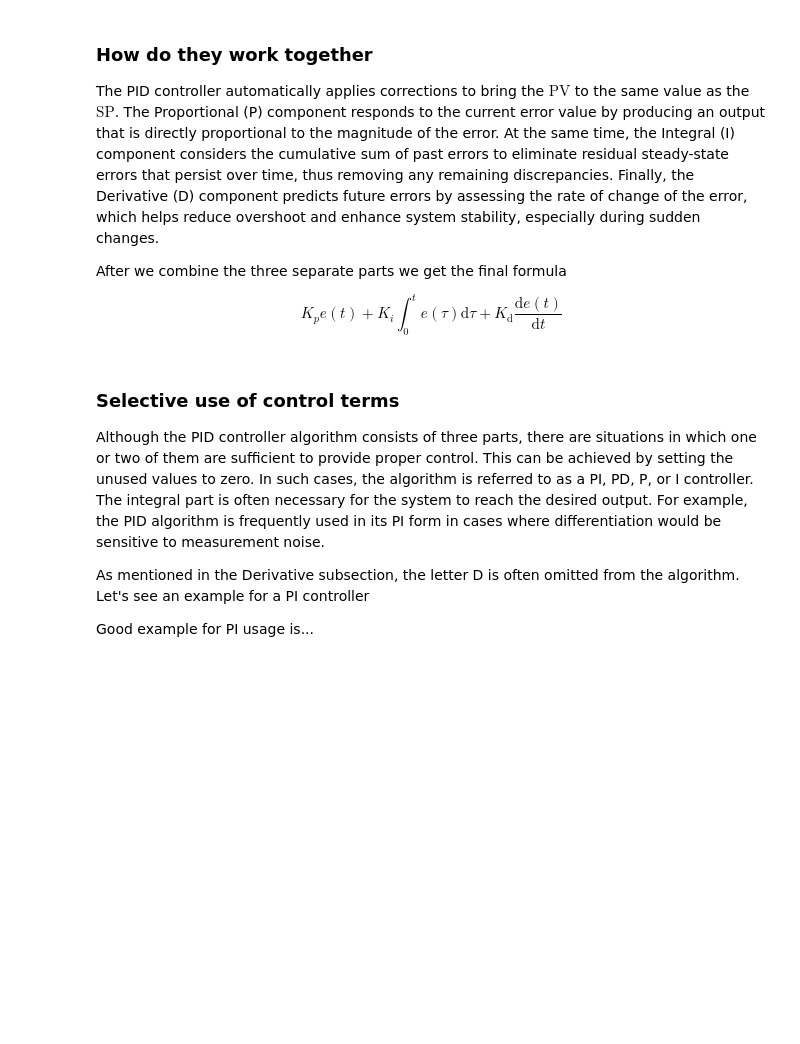
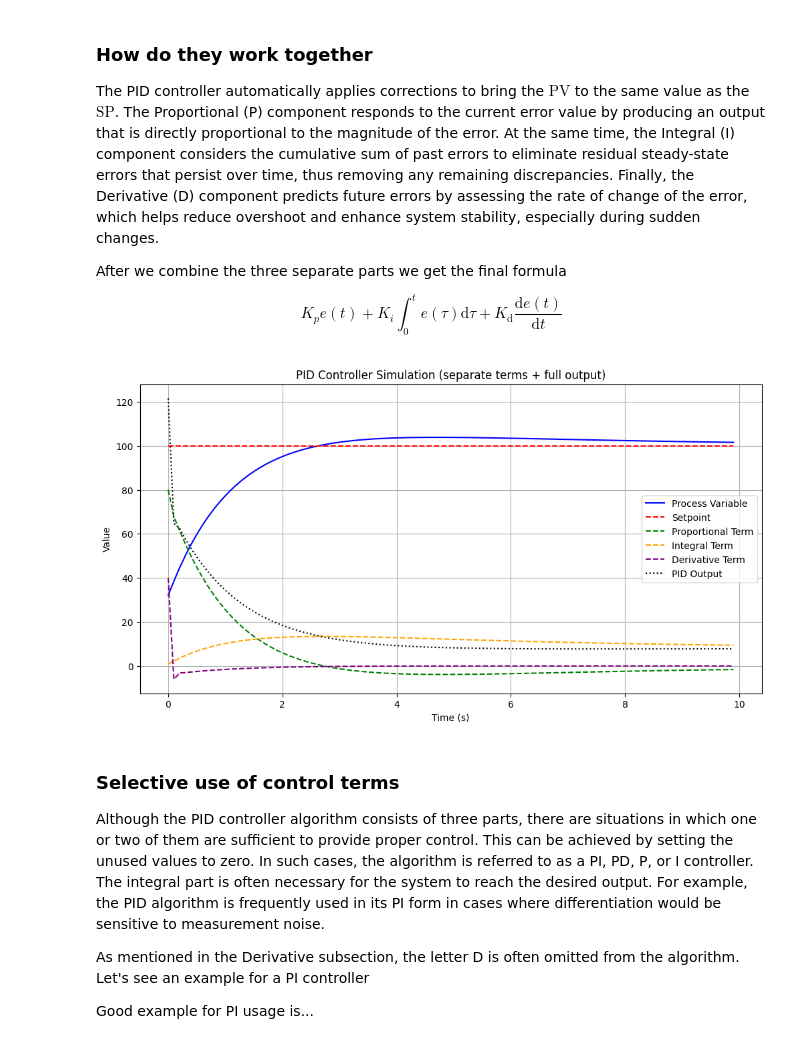
Before and after one commit to VladoDev03/pid-controller, a Jupyter notebook: pid-controller/pid-controller.ipynb, the cells around one changed output. Cells and saved outputs as stored; diff of their text form; code cells hidden in the pictures; blank space fills up the shorter version.

```diff
--- a/pid-controller/pid-controller.ipynb
+++ b/pid-controller/pid-controller.ipynb
@@ -191,3 +279,42 @@ $$ K_p e(t) + K_i \int_{0}^{t} e(\tau) \text{d}\tau + K_\text{d} \frac{\text{d}e
+# %%
+for t in time:
+    error = setpoint - process_variable
+
+    # Individual terms
+    P_out = proportional_term(Kp, error)
+    I_out, integral = integral_term(Ki, integral, error, dt)
+    D_out = derivative_term(Kd, error, previous_error, dt)
+
+    # PID output
+    output, integral, previous_error = pid_controller(
+        Kp, Ki, Kd, setpoint, process_variable, integral, previous_error, dt
+    )
+
+    # Simulate process: simple model of heating
+    process_variable += output * dt - 0.1 * (process_variable - 20) * dt
+
+    # Store values
+    pv_list.append(process_variable)
+    p_list.append(P_out)
+    i_list.append(I_out)
+    d_list.append(D_out)
+    output_list.append(output)
+# %%
+plt.figure(figsize=(12, 6))
+plt.plot(time, pv_list, label="Process Variable", color="blue")
+plt.plot(time, [setpoint]*len(time), "r--", label="Setpoint")
+plt.plot(time, p_list, "--", label="Proportional Term", color="green")
+plt.plot(time, i_list, "--", label="Integral Term", color="orange")
+plt.plot(time, d_list, "--", label="Derivative Term", color="purple")
+plt.plot(time, output_list, label="PID Output", color="black", linestyle=":")
+plt.xlabel("Time (s)")
+plt.ylabel("Value")
+plt.legend()
+plt.title("PID Controller Simulation (separate terms + full output)")
+plt.grid()
+plt.show()
+# %% [output]
+[figure, added]
 # %% [markdown]
 ### Selective use of control terms
 Although the PID controller algorithm consists of three parts, there are situations in which one or two of them are sufficient to provide proper control. This can be achieved by setting the unused values to zero. In such cases, the algorithm is referred to as a PI, PD, P, or I controller. The integral part is often necessary for the system to reach the desired output. For example, the PID algorithm is frequently used in its PI form in cases where differentiation would be sensitive to measurement noise.
```
Also changed, not shown: parts of 9 cells of this notebook.
